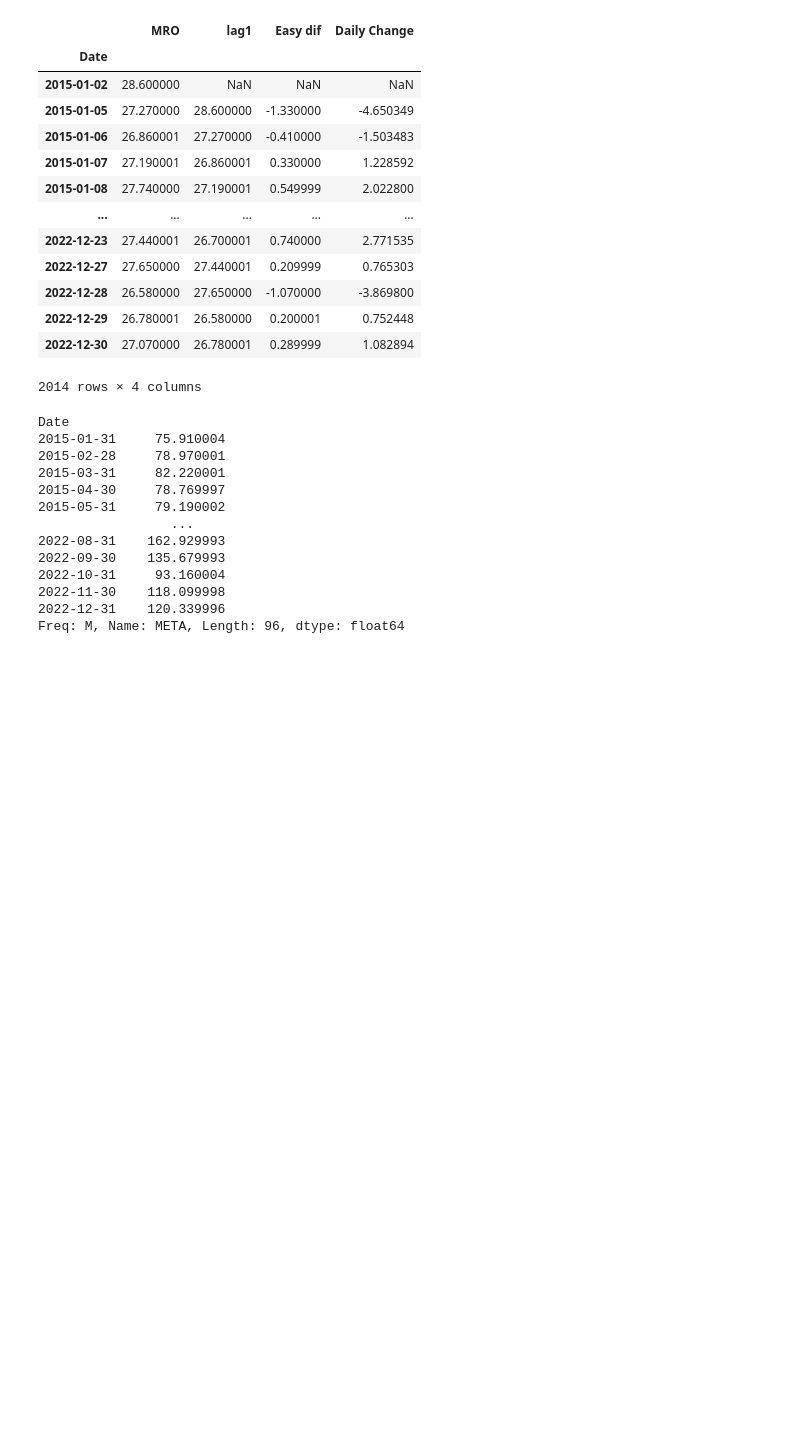
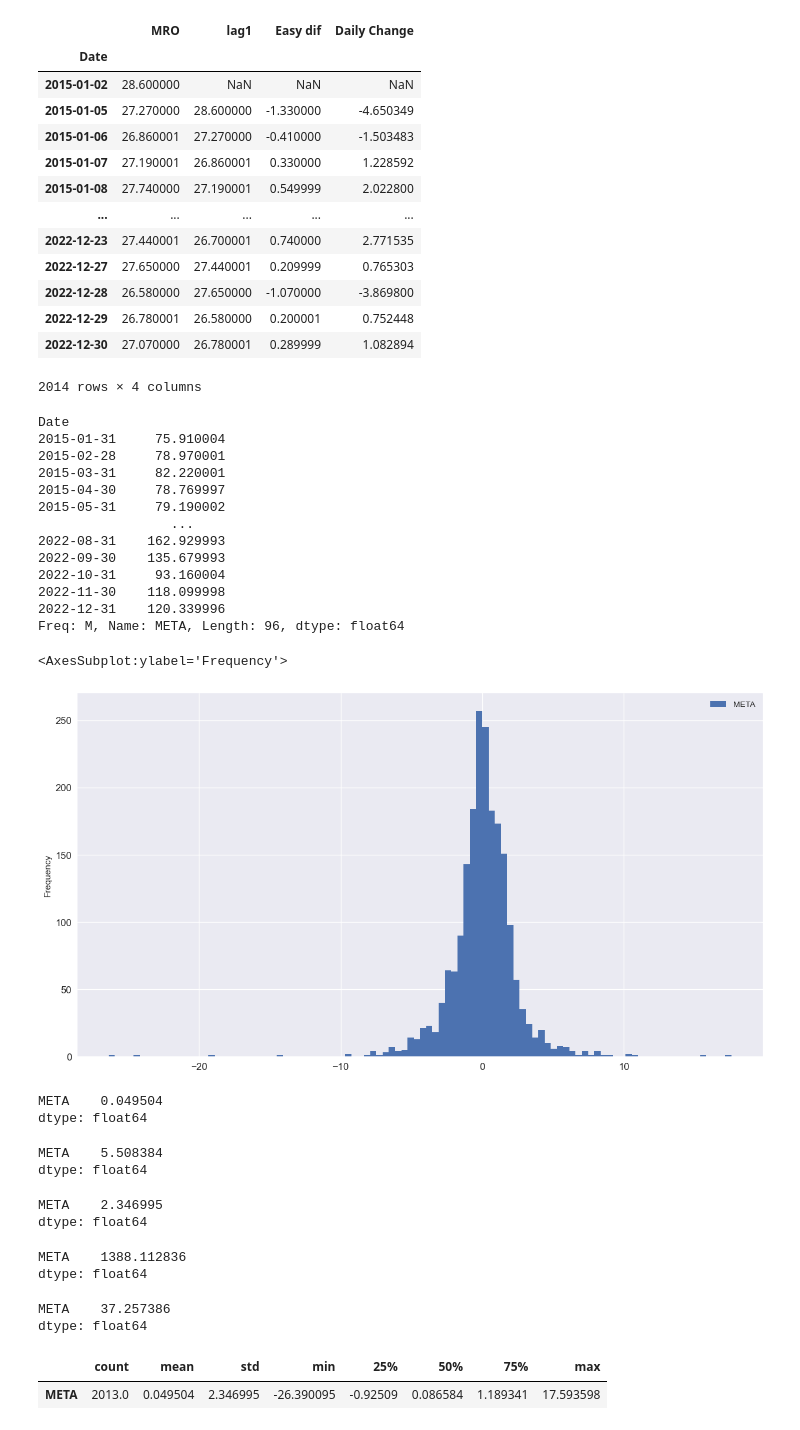
Before and after one commit to UditKarth/Quant, a Jupyter notebook: Algorithmic Trading Python.ipynb, the cells around one changed output. Drawn from its saved outputs; the diff is of its cells as text; code cells hidden in the pictures; blank space fills up the shorter version.

Commit message:
Mean, Variance, and STD

```diff
--- a/Algorithmic Trading Python.ipynb
+++ b/Algorithmic Trading Python.ipynb
@@ -505,3 +505,45 @@ Date
 2022-11-30    118.099998
 2022-12-31    120.339996
 Freq: M, Name: META, Length: 96, dtype: float64
+# %%
+ret = meta.pct_change().dropna() #drop NA removes all nan data, making it cleaner
+ret = ret.mul(100)
+# %%
+ret.plot(kind = "hist", figsize = (15,8), fontsize = 12, bins = 100) #kind = hist results in a histogram being produced
+# %% [output]
+<AxesSubplot:ylabel='Frequency'>
+[figure, added]
+# %%
+ret.mean()
+# %% [output]
+META    0.049504
+dtype: float64
+# %%
+daily_var = ret.var()
+daily_var
+# %% [output]
+META    5.508384
+dtype: float64
+# %%
+daily_std = np.sqrt(daily_var)
+daily_std
+# %% [output]
+META    2.346995
+dtype: float64
+# %%
+ret.std()
+# %% [output]
+META    1388.112836
+dtype: float64
+# %%
+annual = daily_var * 252
+annual_std = np.sqrt(annual)
+annual_std
+# %% [output]
+META    37.257386
+dtype: float64
+# %%
+ret.describe().T #makes a table
+# %% [output]
+|  | count | mean | std | min | 25% | 50% | 75% | max |
+| META | 2013.0 | 0.049504 | 2.346995 | -26.390095 | -0.92509 | 0.086584 | 1.189341 | 17.593598 |
```
